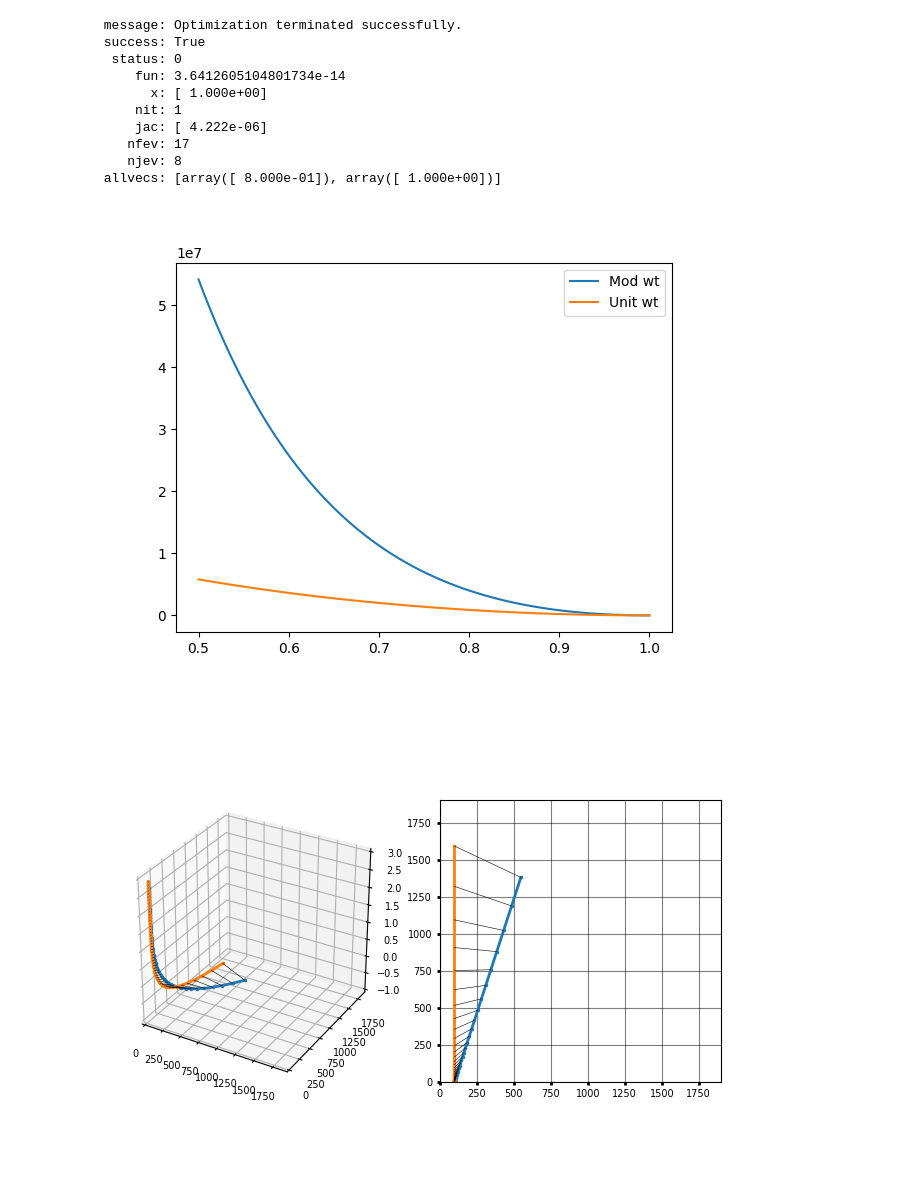
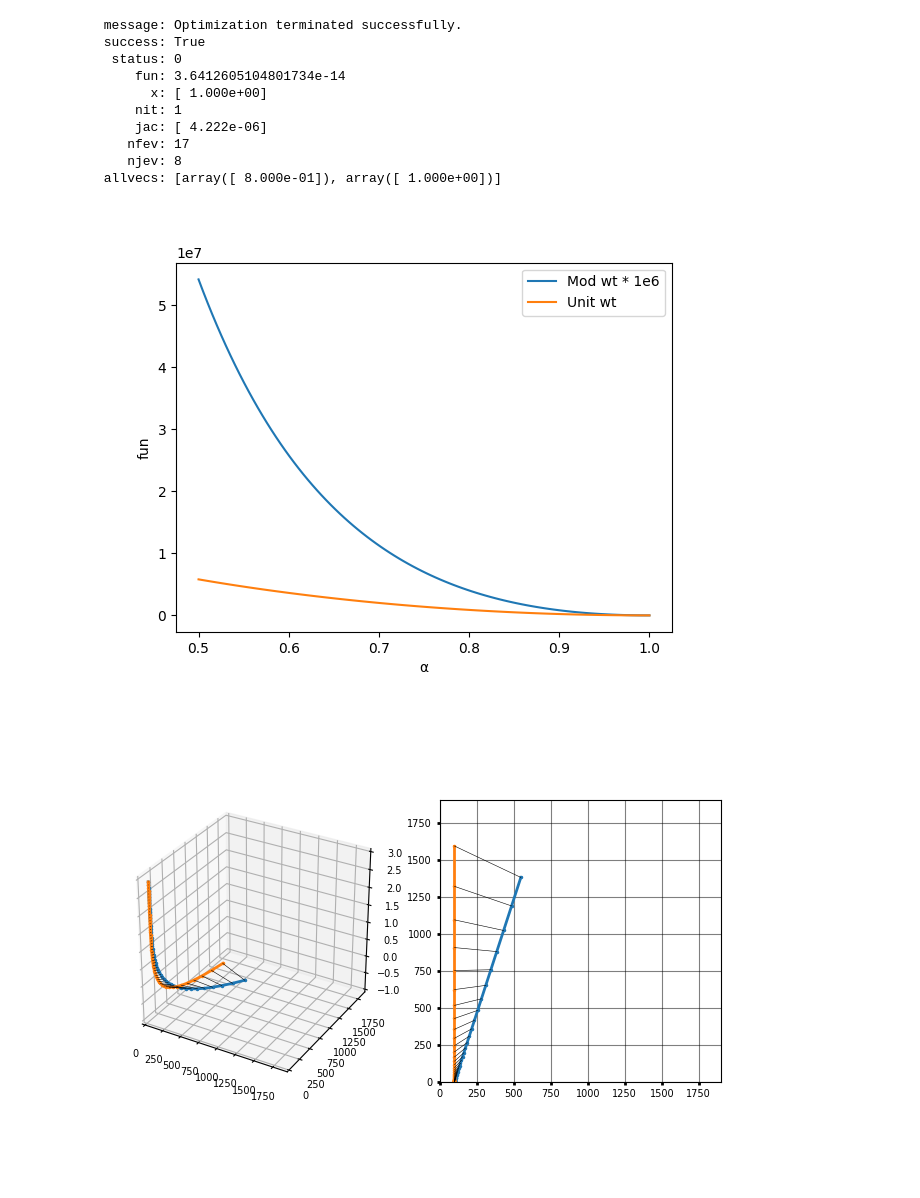
Before and after one commit to Yugal0/fitting-eis-importance-of-weighing, a Jupyter notebook: mainalpha var.ipynb, the cells around one changed output. Cells and saved outputs as stored; diff of their text form; code cells hidden in the pictures.

```diff
--- a/mainalpha var.ipynb
+++ b/mainalpha var.ipynb
@@ -58,12 +58,14 @@ for x in xx:
     fun_val1.append(fun([x],omega=omega,z_exp=z_exp,weights=np.abs(z_exp)))
 
 fun_val1=np.asarray(fun_val1)
-axx.plot(xx,fun_val1*1e6,label="Mod wt")
+axx.plot(xx,fun_val1*1e6,label="Mod wt * 1e6")
 
 fun_val2=[]
 for x in xx:
     fun_val2.append(fun([x],omega=omega,z_exp=z_exp,weights=np.ones(len(z_exp))))
 axx.plot(xx,fun_val2,label="Unit wt")
+axx.set_xlabel("α")
+axx.set_ylabel("fun")
 axx.legend()
 
 
@@ -77,33 +79,33 @@ for sol in result.allvecs:
     ax2=fig.add_subplot(122)
     ax2.tick_params(direction='out', length=6, width=2, colors='k',grid_color='k', grid_alpha=0.5,size=2,labelsize=7)
     ax1.set_box_aspect([1,1,1])
     ax1.set_xlim(0,1900)
     ax1.set_ylim(0,1900)
     ax2.set_xlim(0,1900)
     ax2.set_ylim(0,1900)
     ax2.set_aspect("equal")
     ax2.grid(True)
     #plot the 3D plot exp and model
     ax1.plot(np.real(z_fit),-np.imag(z_fit),np.log10(freq_list),".",ms=3,linestyle="-",label="Fit",linewidth=2)
     ax1.plot(np.real(z_exp),-np.imag(z_exp),np.log10(freq_list),".",ms=3,linestyle="-",label="Exp",linewidth=2)
     #plot the 2D plot exp vs model
     ax2.plot(np.real(z_fit),-np.imag(z_fit),".",ms=3,linestyle="-",label="Fit",linewidth=2)
     ax2.plot(np.real(z_exp),-np.imag(z_exp),".",ms=3,linestyle="-",label="Exp",linewidth=2)
     for p1,p2,f in zip(z_exp,z_fit,freq_list):
         ax1.plot([np.real(p1),np.real(p2)],[-np.imag(p1),-np.imag(p2)],[np.log10(f),np.log10(f)],color="black",linestyle="-",linewidth=0.4)
         ax2.plot([np.real(p1),np.real(p2)],[-np.imag(p1),-np.imag(p2)],color="black",linestyle="-",linewidth=0.4)
     plt.tight_layout()
 # %% [output]
  message: Optimization terminated successfully.
  success: True
   status: 0
      fun: 3.6412605104801734e-14
        x: [ 1.000e+00]
      nit: 1
      jac: [ 4.222e-06]
     nfev: 17
     njev: 8
  allvecs: [array([ 8.000e-01]), array([ 1.000e+00])]
-[figure, old version]
+[figure, new version]
 [figure]
 [figure]
```
